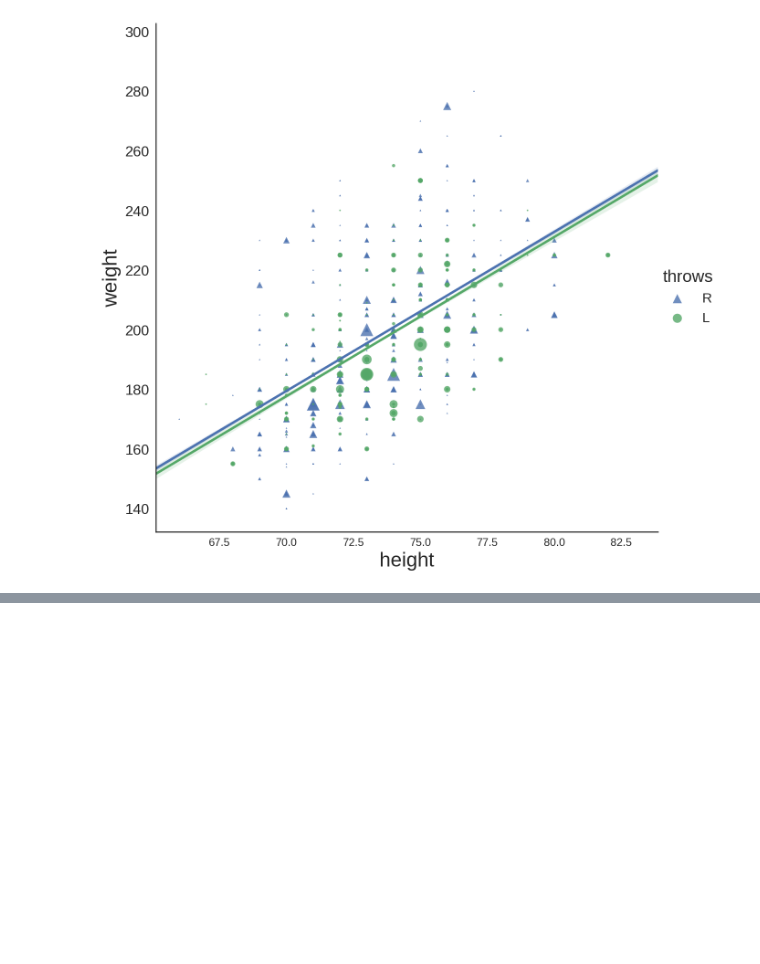
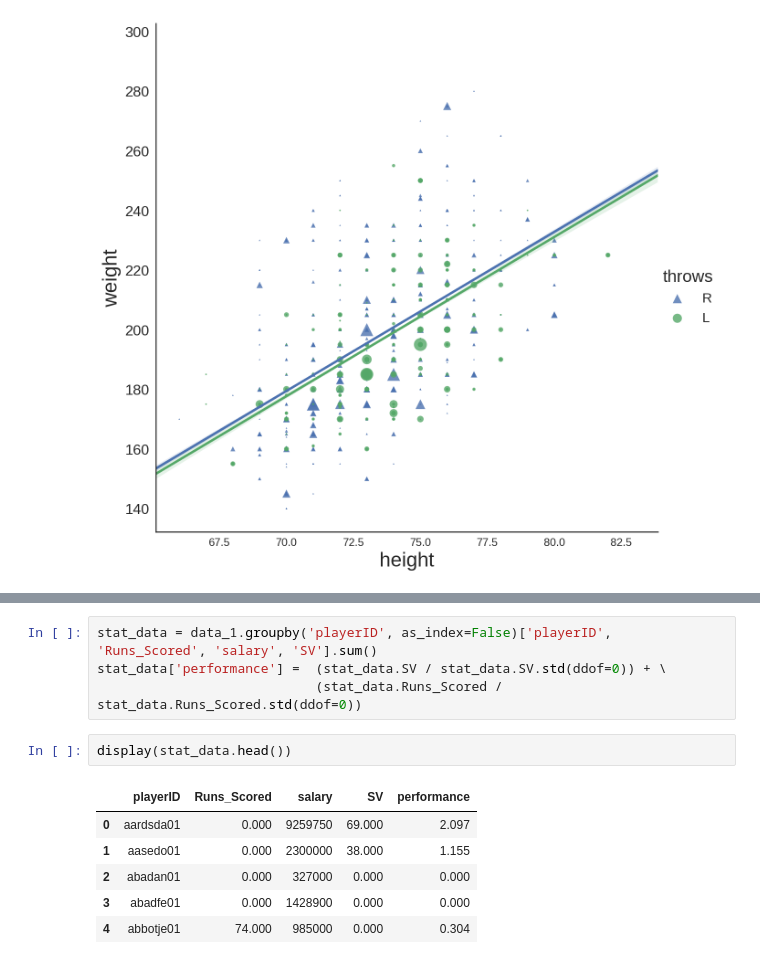
Before and after one commit to MayukhSobo/BaseBall, a Jupyter notebook: src/Baseball.ipynb, the cells around one changed output, grey strips where cells are left out. Drawn from its saved outputs; the diff is of its cells as text; blank space fills up the shorter version.

```diff
--- a/src/Baseball.ipynb
+++ b/src/Baseball.ipynb
@@ -244,0 +241,13 @@ css()
+# %%
+stat_data = data_1.groupby('playerID', as_index=False)['playerID', 'Runs_Scored', 'salary', 'SV'].sum()
+stat_data['performance'] =  (stat_data.SV / stat_data.SV.std(ddof=0)) + \
+                            (stat_data.Runs_Scored / stat_data.Runs_Scored.std(ddof=0))
+# %%
+display(stat_data.head())
+# %% [output]
+|  | playerID | Runs_Scored | salary | SV | performance |
+| 0 | aardsda01 | 0.000 | 9259750 | 69.000 | 2.097 |
+| 1 | aasedo01 | 0.000 | 2300000 | 38.000 | 1.155 |
+| 2 | abadan01 | 0.000 | 327000 | 0.000 | 0.000 |
+| 3 | abadfe01 | 0.000 | 1428900 | 0.000 | 0.000 |
+| 4 | abbotje01 | 74.000 | 985000 | 0.000 | 0.304 |
```
Also changed, not shown: parts of 17 cells of this notebook, 1 other file.
